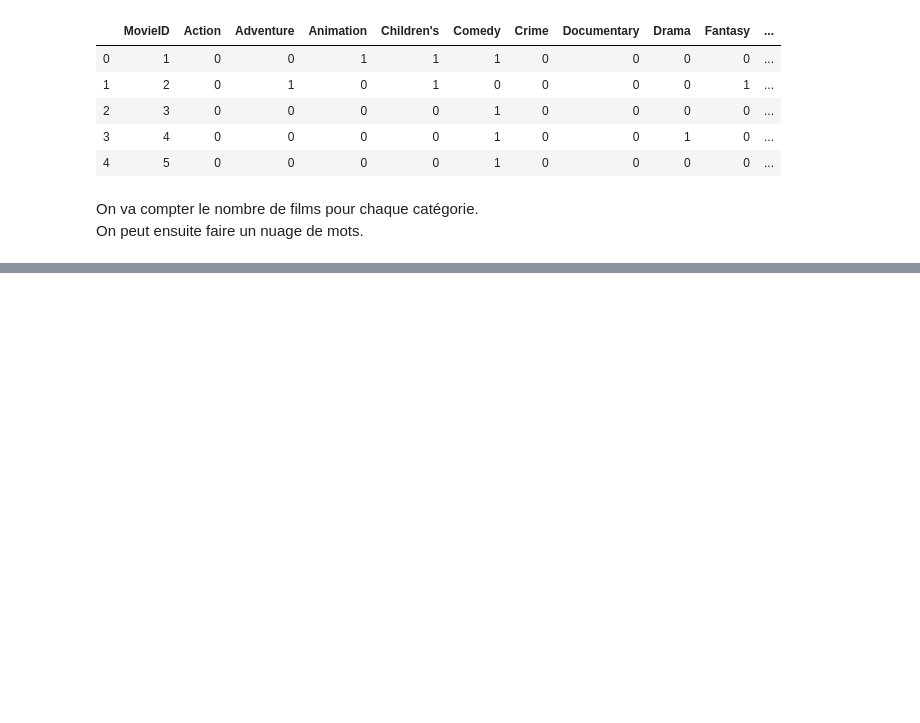
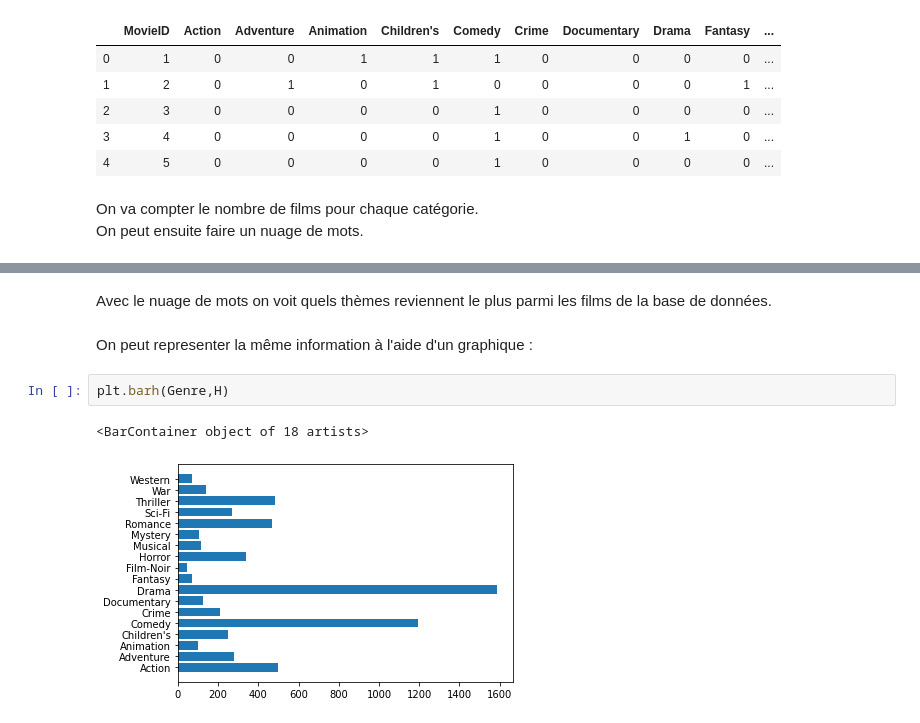
Before and after one commit to rthabut/Recommender-System, a Jupyter notebook: Étude base 1M Movie Lens - Etude des bases de données (1).ipynb, the cells around one changed output, grey strips where cells are left out. Saved outputs shown, nothing was run; the diff lists cells and outputs as text; blank space fills up the shorter version.

```diff
--- a/Étude base 1M Movie Lens - Etude des bases de données (1).ipynb
+++ b/Étude base 1M Movie Lens - Etude des bases de données (1).ipynb
@@ -289,0 +321,9 @@ On peut ensuite faire un nuage de mots.
+# %% [markdown]
+Avec le nuage de mots on voit quels thèmes reviennent le plus parmi les films de la base de données.
+# %% [markdown]
+On peut representer la même information à l'aide d'un graphique :
+# %%
+plt.barh(Genre,H)
+# %% [output]
+<BarContainer object of 18 artists>
+[figure, added]
```
Also changed, not shown: parts of 12 cells of this notebook.
